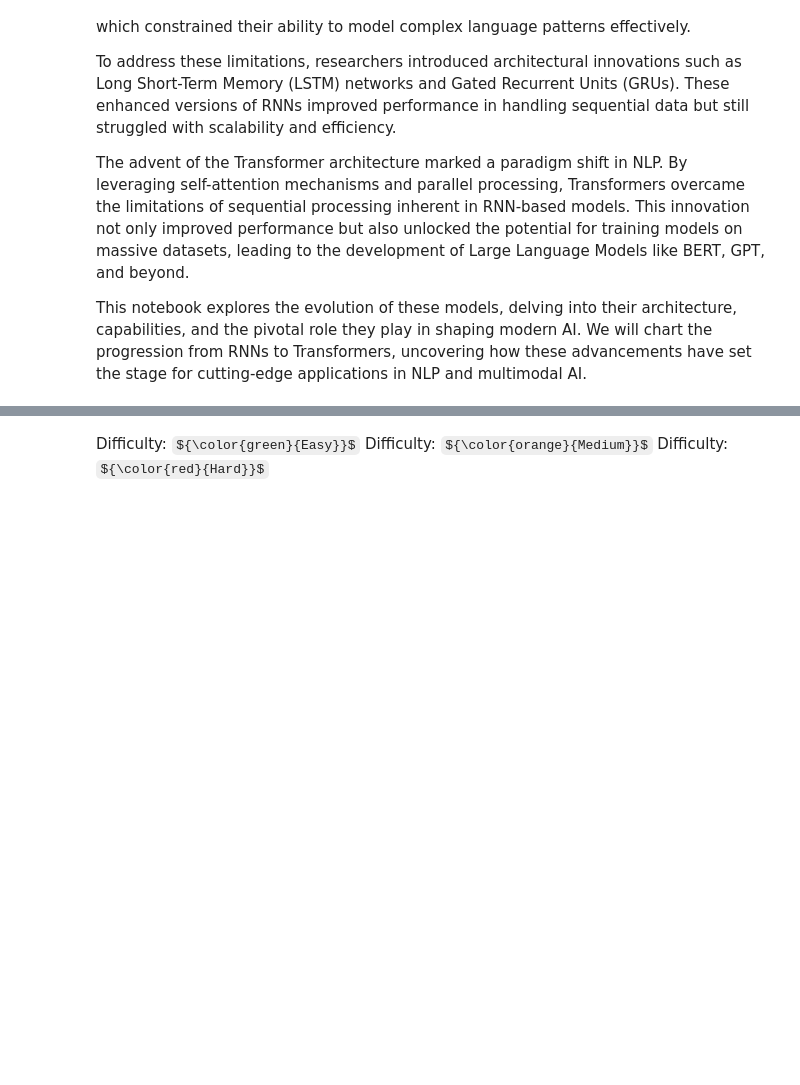
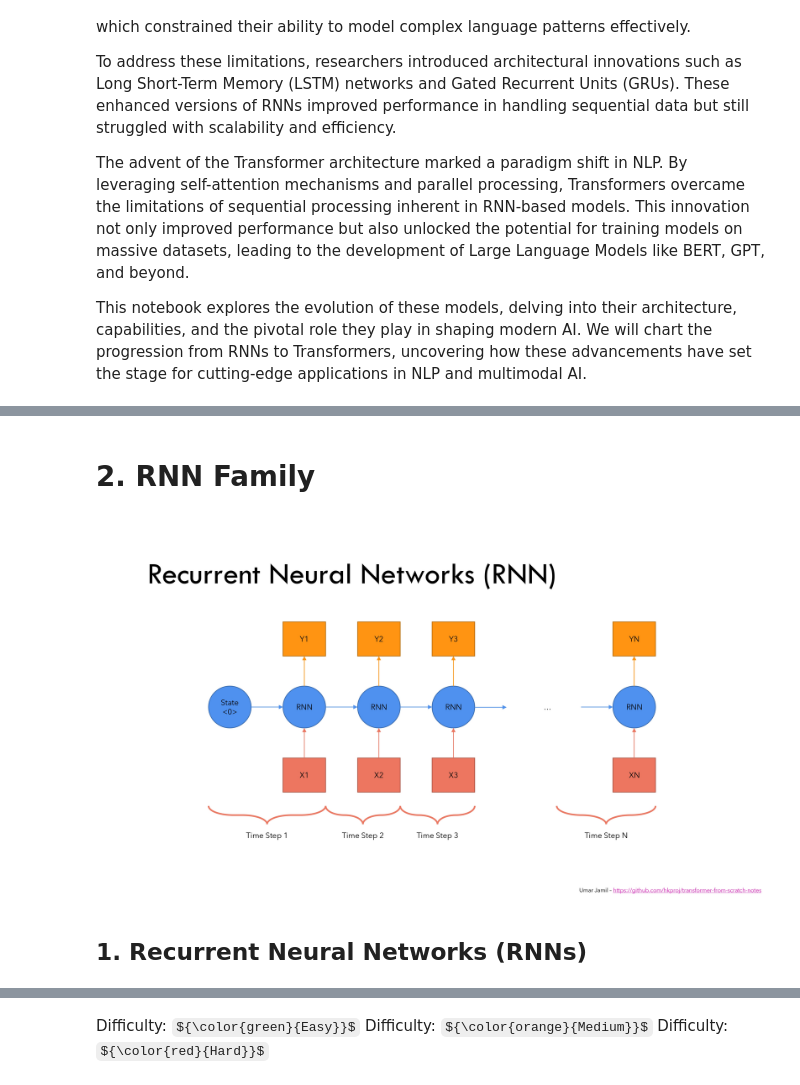
Before and after one commit to ancilcleetus/Multimodal_AI_Project_01_NeuraVisionLLM, a Jupyter notebook: notebooks/Evolution.ipynb, the cells around one changed output, grey strips where cells are left out. Cells and saved outputs as stored; diff of their text form; code cells hidden in the pictures; some formulas as TeX source; blank space fills up the shorter version.

Commit message:
Added Section 'RNN Family'

```diff
--- a/notebooks/Evolution.ipynb
+++ b/notebooks/Evolution.ipynb
@@ -35,3 +35,14 @@ The advent of the Transformer architecture marked a paradigm shift in NLP. By le
 This notebook explores the evolution of these models, delving into their architecture, capabilities, and the pivotal role they play in shaping modern AI. We will chart the progression from RNNs to Transformers, uncovering how these advancements have set the stage for cutting-edge applications in NLP and multimodal AI.
 # %% [markdown]
 ![rainbow](https://github.com/ancilcleetus/My-Learning-Journey/assets/25684256/839c3524-2a1d-4779-85a0-83c562e1e5e5)
+# %% [markdown]
+# 2. RNN Family
+# %%
+# Deep Learning as subset of ML
+
+from IPython import display
+display.Image("data/images/Evolution-01.jpg")
+# %% [output]
+[figure, added]
+# %% [markdown]
+## 1. Recurrent Neural Networks (RNNs)
```
Also changed, not shown: parts of 8 cells of this notebook, 1 other file.
